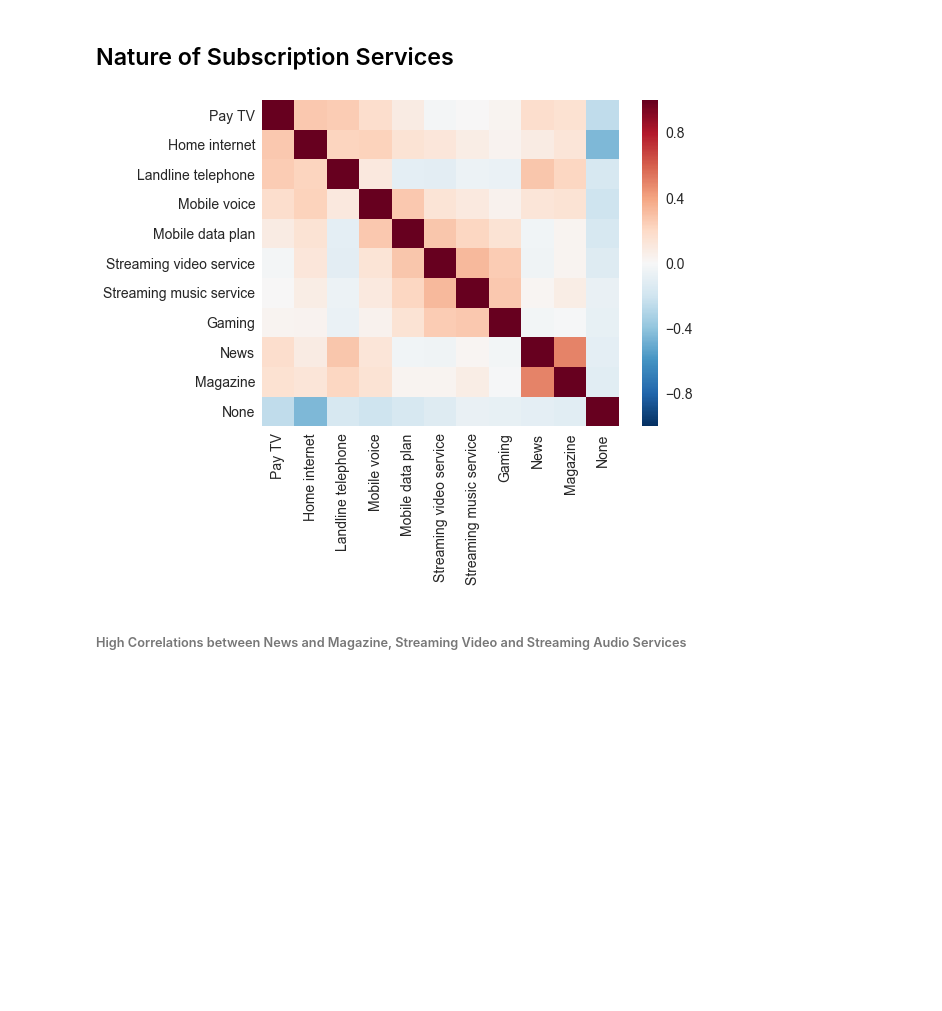
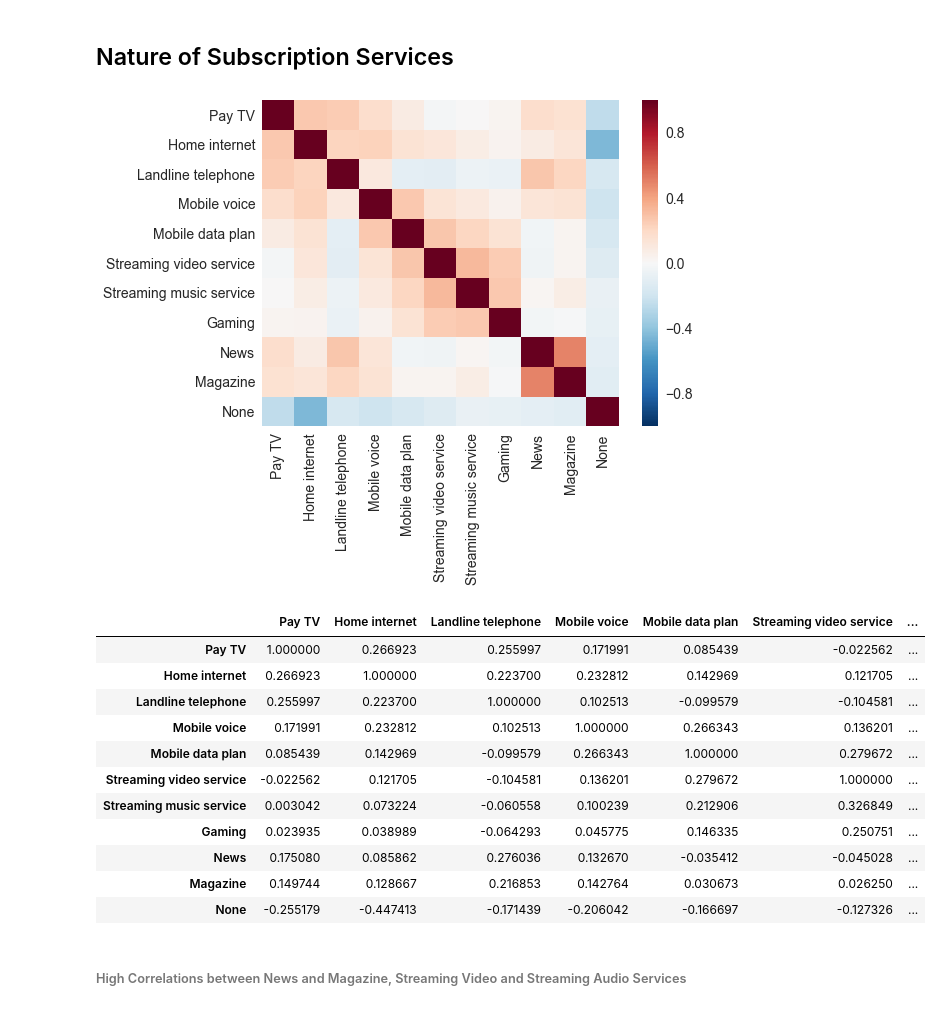
Before and after one commit to rohit-agrawal10/datascience, a Jupyter notebook: Deloitte Digital Democracy.ipynb, the cells around one changed output. Cells and saved outputs as stored; diff of their text form; code cells hidden in the pictures; blank space fills up the shorter version.

Commit message:
Printing the corr matrix

```diff
--- a/Deloitte Digital Democracy.ipynb
+++ b/Deloitte Digital Democracy.ipynb
@@ -49,11 +49,26 @@ for i in range(0, len(new_label)):
 # %%
 df_heatmap = df1[new_label]
 corr = df_heatmap.corr()
 plt.clf()
 sns.heatmap(corr)
 plt.show()
+
+
+display(corr)
 # %% [output]
 [figure]
+|  | Pay TV | Home internet | Landline telephone | Mobile voice | Mobile data plan | Streaming video service | ... |
+| Pay TV | 1.000000 | 0.266923 | 0.255997 | 0.171991 | 0.085439 | -0.022562 | ... |
+| Home internet | 0.266923 | 1.000000 | 0.223700 | 0.232812 | 0.142969 | 0.121705 | ... |
+| Landline telephone | 0.255997 | 0.223700 | 1.000000 | 0.102513 | -0.099579 | -0.104581 | ... |
+| Mobile voice | 0.171991 | 0.232812 | 0.102513 | 1.000000 | 0.266343 | 0.136201 | ... |
+| Mobile data plan | 0.085439 | 0.142969 | -0.099579 | 0.266343 | 1.000000 | 0.279672 | ... |
+| Streaming video service | -0.022562 | 0.121705 | -0.104581 | 0.136201 | 0.279672 | 1.000000 | ... |
+| Streaming music service | 0.003042 | 0.073224 | -0.060558 | 0.100239 | 0.212906 | 0.326849 | ... |
+| Gaming | 0.023935 | 0.038989 | -0.064293 | 0.045775 | 0.146335 | 0.250751 | ... |
+| News | 0.175080 | 0.085862 | 0.276036 | 0.132670 | -0.035412 | -0.045028 | ... |
+| Magazine | 0.149744 | 0.128667 | 0.216853 | 0.142764 | 0.030673 | 0.026250 | ... |
+| None | -0.255179 | -0.447413 | -0.171439 | -0.206042 | -0.166697 | -0.127326 | ... |
 # %% [markdown]
 ###### High Correlations between News and Magazine, Streaming Video and Streaming Audio Services
 # %%
```
Also changed, not shown: parts of 3 cells of this notebook.
